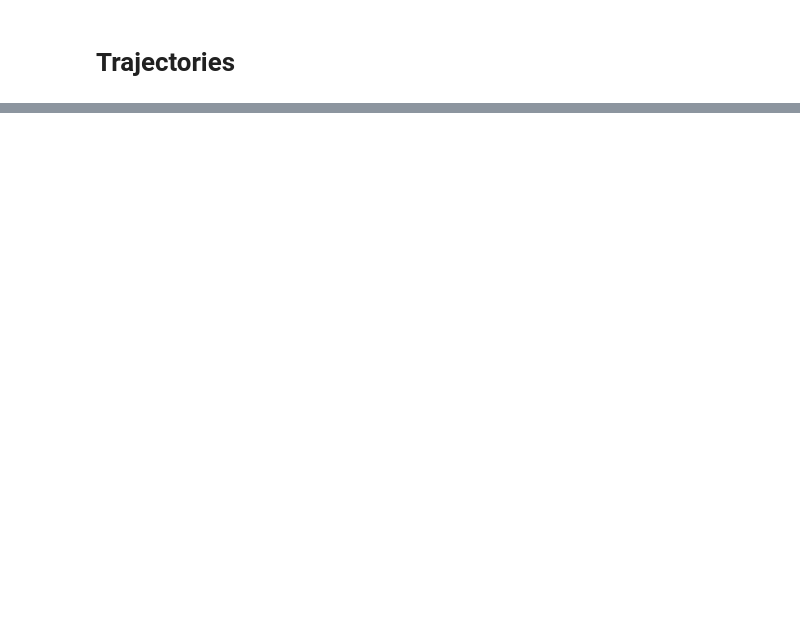
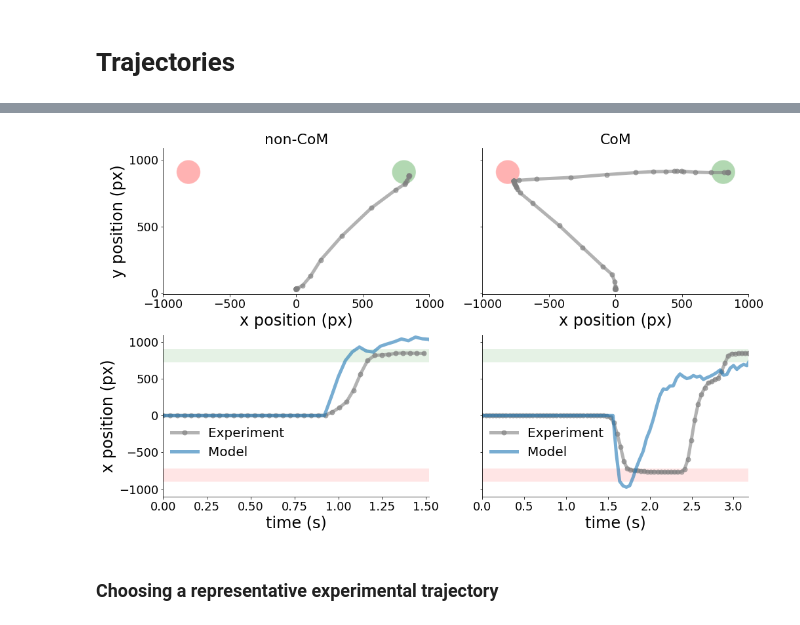
Before and after one commit to nidstigator/com_fixed_duration, a Jupyter notebook: analysis/model_exp_sidebyside.ipynb, the cells around one changed output, grey strips where cells are left out. Cells and saved outputs as stored; diff of their text form; code cells hidden in the pictures; blank space fills up the shorter version.

Commit message:
RT and trajectory plots updated

```diff
--- a/analysis/model_exp_sidebyside.ipynb
+++ b/analysis/model_exp_sidebyside.ipynb
@@ -650,0 +519,40 @@ plot_example_traj_xy(dynamics, choices)
+# %%
+def plot_trajectories(exp_non_com_traj_id, exp_com_traj_id):
+    fig, ((ax1, ax2), (ax3, ax4)) = plt.subplots(2, 2, figsize=(16,10), sharey='row')
+
+    exp_non_com_traj = dynamics.loc[exp_non_com_traj_id]
+    exp_com_traj = dynamics.loc[exp_com_traj_id]
+
+    model_non_com_x_traj = pd.read_csv(os.path.join(csv_path, 'x_traj_non_com.txt'), sep=',')
+    model_com_x_traj = pd.read_csv(os.path.join(csv_path, 'x_traj_com.txt'), sep=',')
+
+    plot_traj_xy(ax1, exp_non_com_traj)
+    plot_traj_xy(ax2, exp_com_traj)
+
+    plot_traj_x_with_model(ax3, exp_non_com_traj, model_non_com_x_traj)
+    plot_traj_x_with_model(ax4, exp_com_traj, model_com_x_traj)
+
+    label_font_size = 24
+
+    ax1.set_xlabel('x position (px)', fontsize=label_font_size)
+    ax1.set_ylabel('y position (px)', fontsize=label_font_size)
+    ax1.set_title('non-CoM')
+
+    ax2.set_xlabel('x position (px)', fontsize=label_font_size)
+    ax2.set_title('CoM')
+
+    ax3.set_xlim([0, exp_non_com_traj.timestamp.max()])
+    ax3.set_xlabel('time (s)', fontsize=label_font_size)
+    ax3.set_ylabel('x position (px)', fontsize=label_font_size)
+
+    ax4.set_xlim([0, exp_com_traj.timestamp.max()])
+    ax4.set_xlabel('time (s)', fontsize=label_font_size)
+
+    plt.subplots_adjust(wspace=0.2, hspace=0.2)
+# %%
+plot_trajectories(exp_non_com_traj_id=(391, 2, 10, 39), exp_com_traj_id=(391, 3, 6, 17))
+plt.savefig(os.path.join(save_path, 'trajectories.png') , bbox_inches='tight')
+# %% [output]
+[figure, added]
+# %% [markdown]
+### Choosing a representative experimental trajectory
```
Also changed, not shown: parts of 16 cells of this notebook, 15 other files.
